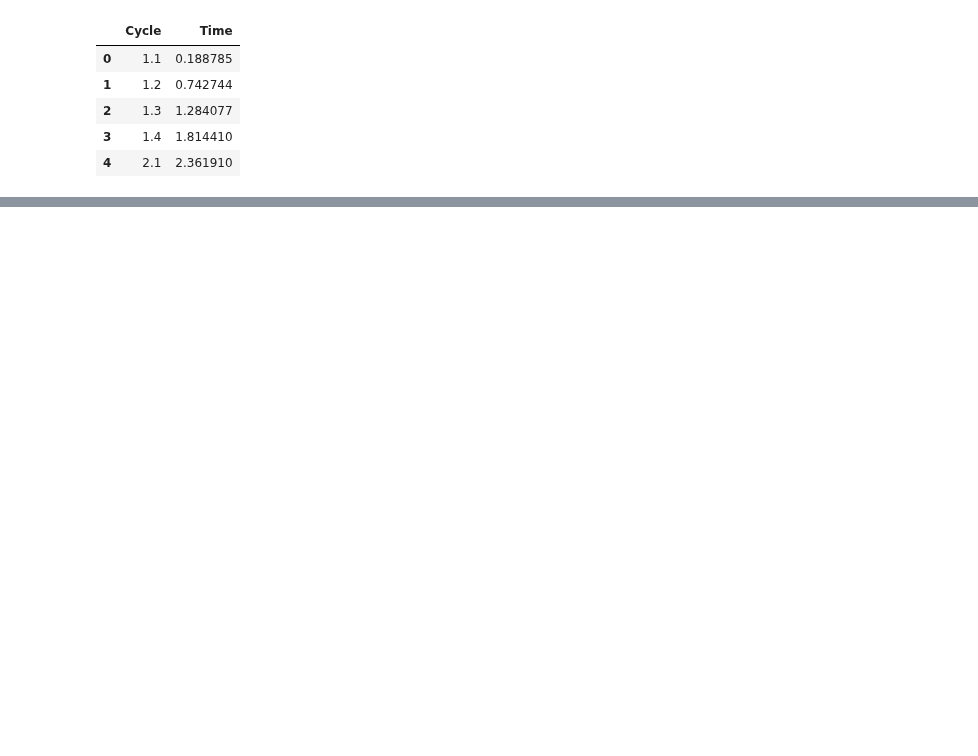
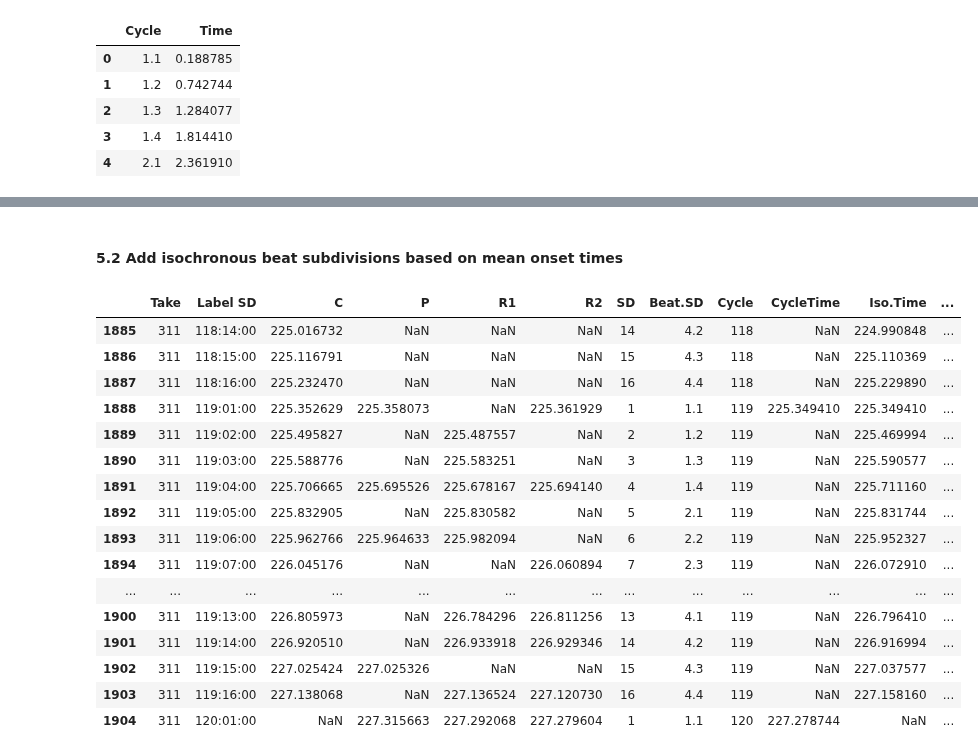
Before and after one commit to satyajeetprabhu/music-sync-internship-upf, a Jupyter notebook: Adding_Annotations.ipynb, the cells around one changed output, grey strips where cells are left out. Saved outputs shown, nothing was run; the diff lists cells and outputs as text; code cells hidden in the pictures; blank space fills up the shorter version.

```diff
--- a/Adding_Annotations.ipynb
+++ b/Adding_Annotations.ipynb
@@ -159,0 +223,2 @@ df.head(30)
+# %% [markdown]
+#### 5.2 Add isochronous beat subdivisions based on mean onset times
@@ -159,0 +229,21 @@ df.head(30)
+# %%
+df = onsetsync.add_isobeats(df, instr=instr_uc, beat='SD', beatlabel='Mean.Time')
+df.tail(20)
+# %% [output]
+|  | Take | Label SD | C | P | R1 | R2 | SD | Beat.SD | Cycle | CycleTime | Iso.Time | ... |
+| 1885 | 311 | 118:14:00 | 225.016732 | NaN | NaN | NaN | 14 | 4.2 | 118 | NaN | 224.990848 | ... |
+| 1886 | 311 | 118:15:00 | 225.116791 | NaN | NaN | NaN | 15 | 4.3 | 118 | NaN | 225.110369 | ... |
+| 1887 | 311 | 118:16:00 | 225.232470 | NaN | NaN | NaN | 16 | 4.4 | 118 | NaN | 225.229890 | ... |
+| 1888 | 311 | 119:01:00 | 225.352629 | 225.358073 | NaN | 225.361929 | 1 | 1.1 | 119 | 225.349410 | 225.349410 | ... |
+| 1889 | 311 | 119:02:00 | 225.495827 | NaN | 225.487557 | NaN | 2 | 1.2 | 119 | NaN | 225.469994 | ... |
+| 1890 | 311 | 119:03:00 | 225.588776 | NaN | 225.583251 | NaN | 3 | 1.3 | 119 | NaN | 225.590577 | ... |
+| 1891 | 311 | 119:04:00 | 225.706665 | 225.695526 | 225.678167 | 225.694140 | 4 | 1.4 | 119 | NaN | 225.711160 | ... |
+| 1892 | 311 | 119:05:00 | 225.832905 | NaN | 225.830582 | NaN | 5 | 2.1 | 119 | NaN | 225.831744 | ... |
+| 1893 | 311 | 119:06:00 | 225.962766 | 225.964633 | 225.982094 | NaN | 6 | 2.2 | 119 | NaN | 225.952327 | ... |
+| 1894 | 311 | 119:07:00 | 226.045176 | NaN | NaN | 226.060894 | 7 | 2.3 | 119 | NaN | 226.072910 | ... |
+| ... | ... | ... | ... | ... | ... | ... | ... | ... | ... | ... | ... | ... |
+| 1900 | 311 | 119:13:00 | 226.805973 | NaN | 226.784296 | 226.811256 | 13 | 4.1 | 119 | NaN | 226.796410 | ... |
+| 1901 | 311 | 119:14:00 | 226.920510 | NaN | 226.933918 | 226.929346 | 14 | 4.2 | 119 | NaN | 226.916994 | ... |
+| 1902 | 311 | 119:15:00 | 227.025424 | 227.025326 | NaN | NaN | 15 | 4.3 | 119 | NaN | 227.037577 | ... |
+| 1903 | 311 | 119:16:00 | 227.138068 | NaN | 227.136524 | 227.120730 | 16 | 4.4 | 119 | NaN | 227.158160 | ... |
+| 1904 | 311 | 120:01:00 | NaN | 227.315663 | 227.292068 | 227.279604 | 1 | 1.1 | 120 | 227.278744 | NaN | ... |
```
Also changed, not shown: parts of 21 cells of this notebook, 3 other files.
